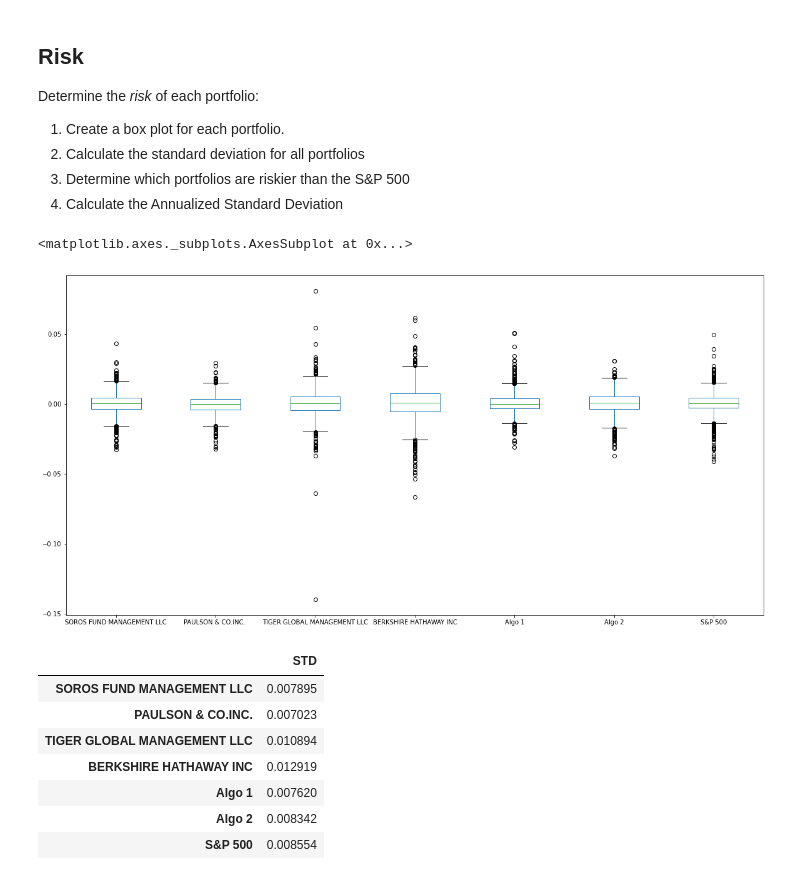
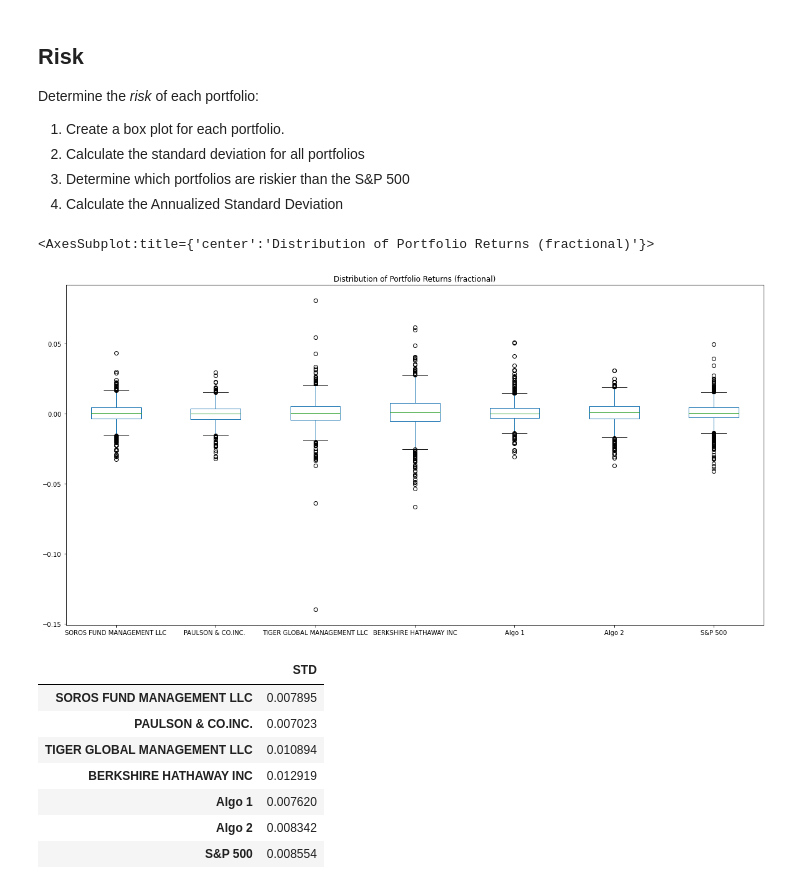
Before and after one commit to drg-developer-2-GWFinTech-Homeworks/homework-3, a Jupyter notebook: whale_analysis.ipynb, the cells around one changed output. Drawn from its saved outputs; the diff is of its cells as text; code cells hidden in the pictures.

```diff
--- a/whale_analysis.ipynb
+++ b/whale_analysis.ipynb
@@ -246,11 +270,10 @@ Determine the _risk_ of each portfolio:
 5. Calculate the Annualized Standard Deviation
 # %%
 # Box plot to visually show risk
-daily_returns.plot(kind='box', figsize=(20, 10))
-# TODO How can this box be described??
+daily_returns.plot(kind='box', figsize=(20, 10), title="Distribution of Portfolio Returns (fractional)")
 # %% [output]
-<matplotlib.axes._subplots.AxesSubplot at 0x...>
+<AxesSubplot:title={'center':'Distribution of Portfolio Returns (fractional)'}>
-[figure, old version]
+[figure, new version]
 # %%
 # Daily Standard Deviations
 # Calculate the standard deviation for each portfolio.
```
Also changed, not shown: parts of 39 cells of this notebook, 10 other files.
